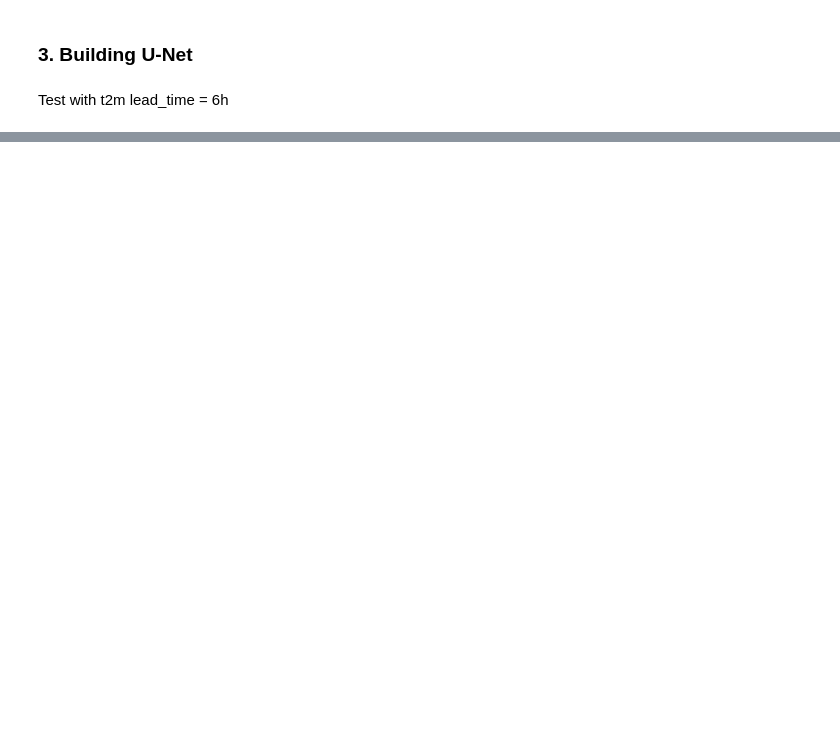
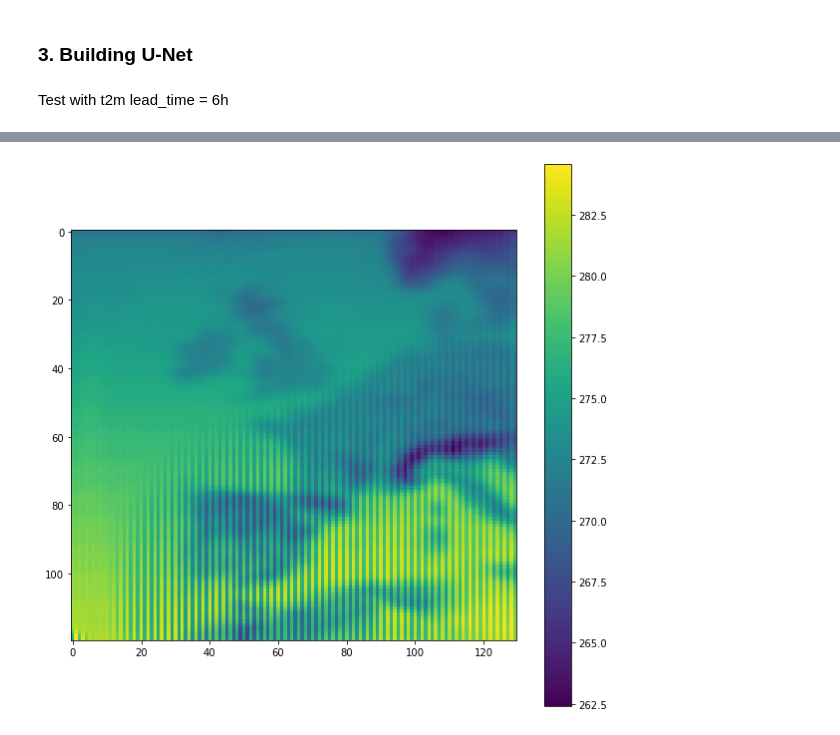
Before and after one commit to cleveryangcong/Bachelor_Thesis, a Jupyter notebook: notebooks/exploratory/2.7.0-dc-U_net.ipynb, the cells around one changed output, grey strips where cells are left out. Saved outputs shown, nothing was run; the diff lists cells and outputs as text; code cells hidden in the pictures; blank space fills up the shorter version.

```diff
--- a/notebooks/exploratory/2.7.0-dc-U_net.ipynb
+++ b/notebooks/exploratory/2.7.0-dc-U_net.ipynb
@@ -145,6 +211,12 @@ Upsampling block 1 shape:  (None, 128, 136, 8)
 [interactive output not drawn]
 # %%
 hist = model.fit(
-    [padded_train_data_mean, padded_train_data_std], padded_train_data_y, epochs=10
+    [padded_train_data_mean, padded_train_data_std],
+    padded_train_data_y,
+    epochs=150,
+    shuffle=False,
+    batch_size=64,
+    validation_split=0.25,
+    callbacks=[CustomEarlyStopping()],
 )
 # %% [output]
@@ -178,0 +244,3 @@ Number of epochs:  1
+# %%
+train_preds = model.predict([padded_train_data_mean, padded_train_data_std], verbose=1)
+test_preds = model.predict([padded_test_data_mean, padded_test_data_std], verbose=1)
@@ -178,0 +251,24 @@ Number of epochs:  1
+# %%
+def unpad_images(images, original_shape=(120, 130)):
+    # Calculate padding for height and width
+    pad_height = (images.shape[1] - original_shape[0]) // 2
+    pad_width = (images.shape[2] - original_shape[1]) // 2
+
+    unpadded_images = images[
+        :, pad_height : -pad_height or None, pad_width : -pad_width or None, :
+    ]
+    return unpadded_images
+
+
+def unpad_images_y(images, original_shape=(120, 130)):
+    # Calculate padding for height and width
+    pad_height_t = (images.shape[1] - original_shape[0]) // 2
+    pad_height_b = images.shape[1] - pad_height_t - original_shape[0]
+
+    pad_width_l = (images.shape[2] - original_shape[1]) // 2
+    pad_width_r = images.shape[2] - pad_width_l - original_shape[1]
+
+    unpadded_images = images[
+        :, pad_height_t : -pad_height_b or None, pad_width_l : -pad_width_r or None
+    ]
+    return unpadded_images
@@ -178,0 +277,4 @@ Number of epochs:  1
+# %%
+train_preds_unpad = unpad_images(train_preds)
+test_preds_unpad = unpad_images(test_preds)
+unpadded_test_data_y = unpad_images_y(padded_test_data_y)
@@ -178,0 +283,6 @@ Number of epochs:  1
+# %%
+plt.figure(figsize=(10, 10))
+plt.imshow(np.mean(test_preds_unpad[:, :, :, 0], axis=0))
+cbar = plt.colorbar()
+# %% [output]
+[figure, added]
```
Also changed, not shown: parts of 26 cells of this notebook, 1 other file.
